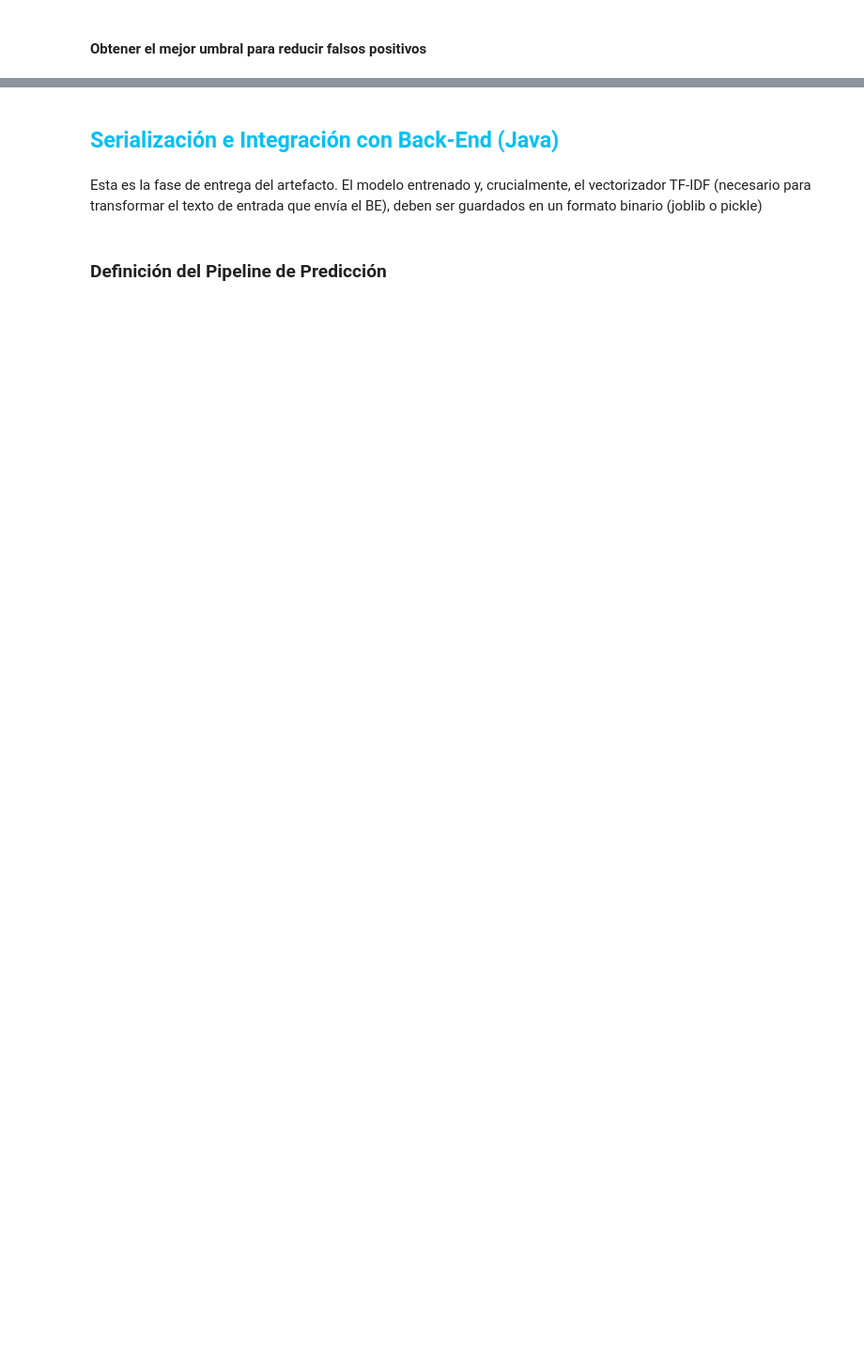
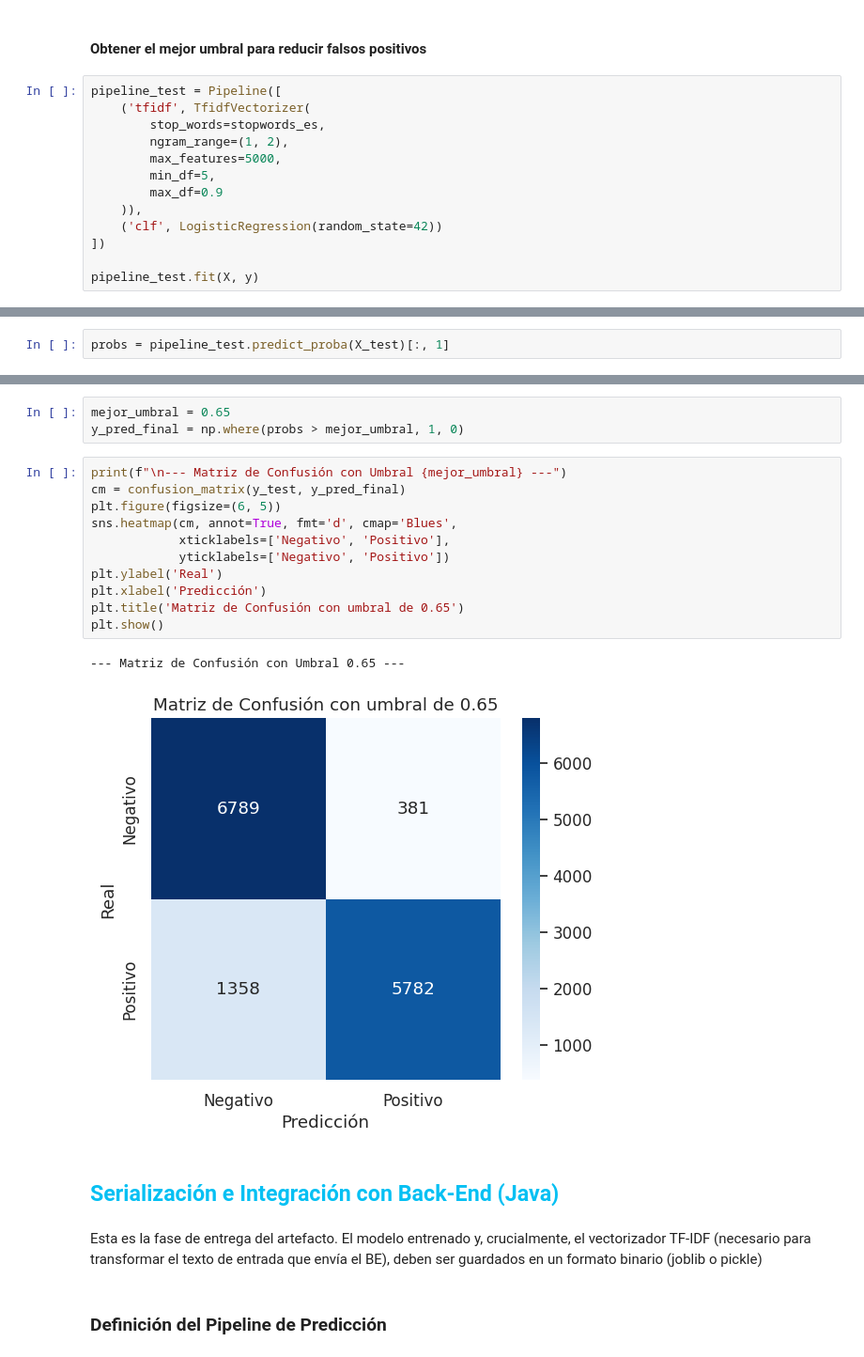
Before and after one commit to Bladimir0607/sentiment-api-equipo39, a Jupyter notebook: data_science/notebooks/Modelo_hackathon.ipynb, the cells around one changed output, grey strips where cells are left out. Shown: that part at 94% size. Cells and saved outputs as stored; diff of their text form; blank space fills up the shorter version.

Commit message:
Buscando el mejor umbral (0.65)

```diff
--- a/data_science/notebooks/Modelo_hackathon.ipynb
+++ b/data_science/notebooks/Modelo_hackathon.ipynb
@@ -1119,2 +1125,15 @@ plt.show()
 # %% [markdown]
 #### Obtener el mejor umbral para reducir falsos positivos
+# %%
+pipeline_test = Pipeline([
+    ('tfidf', TfidfVectorizer(
+        stop_words=stopwords_es,
+        ngram_range=(1, 2),
+        max_features=5000,
+        min_df=5,
+        max_df=0.9
+    )),
+    ('clf', LogisticRegression(random_state=42))
+])
+
+pipeline_test.fit(X, y)
@@ -1120,0 +1151,2 @@ plt.show()
+# %%
+probs = pipeline_test.predict_proba(X_test)[:, 1]
@@ -1121,3 +1192,20 @@ plt.show()
+# %%
+mejor_umbral = 0.65
+y_pred_final = np.where(probs > mejor_umbral, 1, 0)
+# %%
+print(f"\n--- Matriz de Confusión con Umbral {mejor_umbral} ---")
+cm = confusion_matrix(y_test, y_pred_final)
+plt.figure(figsize=(6, 5))
+sns.heatmap(cm, annot=True, fmt='d', cmap='Blues',
+            xticklabels=['Negativo', 'Positivo'],
+            yticklabels=['Negativo', 'Positivo'])
+plt.ylabel('Real')
+plt.xlabel('Predicción')
+plt.title('Matriz de Confusión con umbral de 0.65')
+plt.show()
+# %% [output]
+--- Matriz de Confusión con Umbral 0.65 ---
+[figure, added]
 # %% [markdown]
 ## <font color=#05C0F3>**Serialización e Integración con Back-End (Java)**</font>
 # %% [markdown]
```
Also changed, not shown: parts of 52 cells of this notebook, 2 other files.
